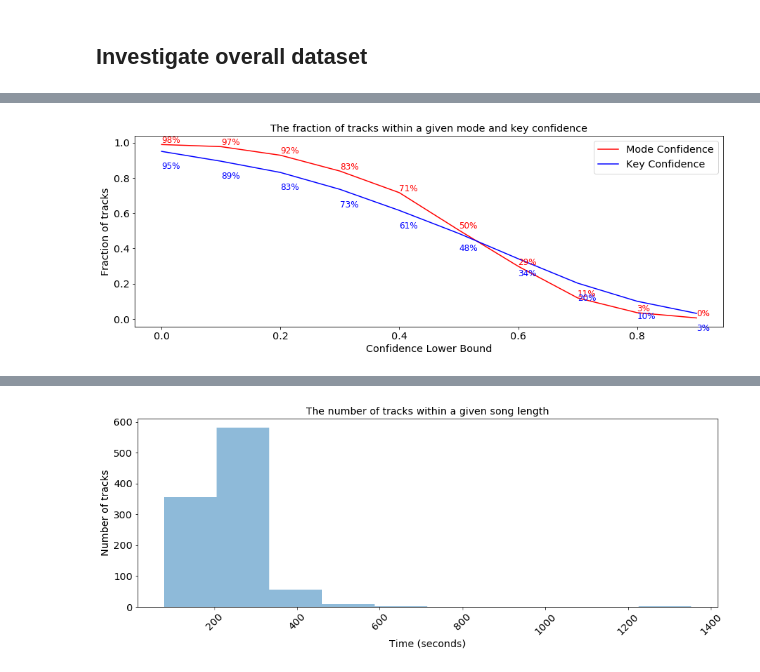
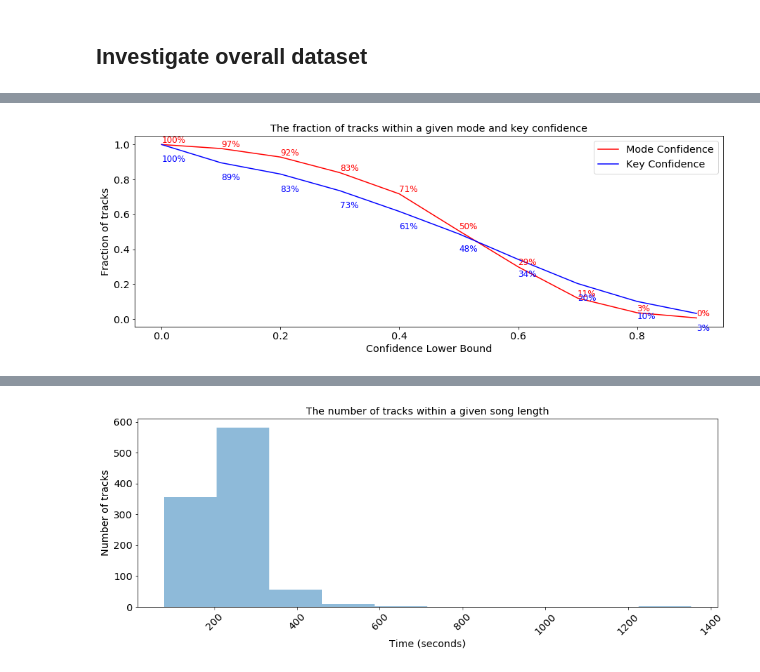
Before and after one commit to dunnkers/music-key-classification, a Jupyter notebook: src/Exploration_Jordan.ipynb, the cells around one changed output, grey strips where cells are left out. Saved outputs shown, nothing was run; the diff lists cells and outputs as text; code cells hidden in the pictures.

```diff
--- a/src/Exploration_Jordan.ipynb
+++ b/src/Exploration_Jordan.ipynb
@@ -89,6 +89,8 @@ plt.show()
 ## Investigate overall dataset
 # %%
 analyses = [load_analysis(data_dir, track) for track in all_tracks]
+# analyses_trimmed = [load_analysis(data_dir, track) for track in all_tracks]
+
 df = pd.DataFrame([analyses[i]["key"] for i in range(len(all_tracks))], columns=["pitch"])
 df['key_confidences'] = [analyses[i]["key_confidence"] for i in range(len(all_tracks))]
 df['modes'] = [analyses[i]["mode"] for i in range(len(all_tracks))]
@@ -97,5 +99,11 @@ df['durations'] = [analyses[i]["duration"] for i in range(len(all_tracks))]
 df['no_segments'] = [len(analyses[i]["segments"]) for i in range(len(all_tracks))]
 df['segment_lens'] = [[np.mean([seg['duration'] for seg in analyses[i]["segments"]])][0] for i in range(len(all_tracks))]
 df['entropies'] = [np.mean(entropy([seg['pitches'] for seg in track['segments']], base=12)) for track in analyses]
+for track in range(len(all_tracks)):
+    analyses[track]['segments'] = [seg for seg in analyses[track]["segments"] if seg["start"] < trim_length]
+
+df['no_segments_trimmed'] = [len(analyses[i]["segments"]) for i in range(len(all_tracks))]
+df['segment_lens_trimmed'] = [[np.mean([seg['duration'] for seg in analyses[i]["segments"]])][0] for i in range(len(all_tracks))]
+df['entropies_trimmed'] = [np.mean(entropy([seg['pitches'] for seg in track['segments']], base=12)) for track in analyses]
 df.describe()
 # %% [output]
@@ -111,16 +119,16 @@ df.describe()
 # %%
-mode_intervals = [len(df[df.mode_confidences > i])/len(df) for i in np.arange(0, 1, 0.1)]
+mode_intervals = [len(df[df.mode_confidences >= i])/len(df) for i in np.arange(0, 1, 0.1)]
 plt.plot(np.arange(0, 1, 0.1), mode_intervals, label="Mode Confidence", color="red")
-key_intervals = [len(df[df.key_confidences > i])/len(df) for i in np.arange(0, 1, 0.1)]
+key_intervals = [len(df[df.key_confidences >= i])/len(df) for i in np.arange(0, 1, 0.1)]
 plt.plot(np.arange(0, 1, 0.1), key_intervals, label="Key Confidence", color="blue")
 plt.xlabel('Confidence Lower Bound')
 plt.ylabel('Fraction of tracks')
 plt.title(f'The fraction of tracks within a given mode and key confidence')
 for i, v in zip(np.arange(0, 1, 0.1), mode_intervals):
     plt.text(i, v+0.01, str(int(v*100))+"%", fontsize=12, color="red")
 for i, v in zip(np.arange(0, 1, 0.1), key_intervals):
     plt.text(i, v-0.1, str(int(v*100))+"%", fontsize=12, color="blue")
 plt.legend()
 plt.show()
 # %% [output]
-[figure, old version]
+[figure, new version]
```
Also changed, not shown: parts of 9 cells of this notebook.
